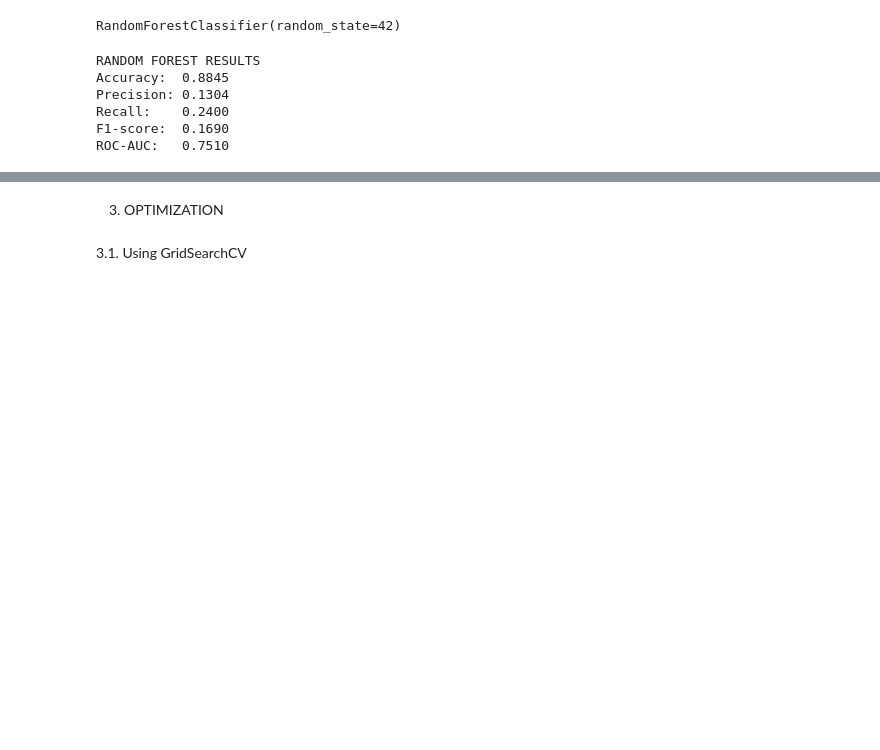
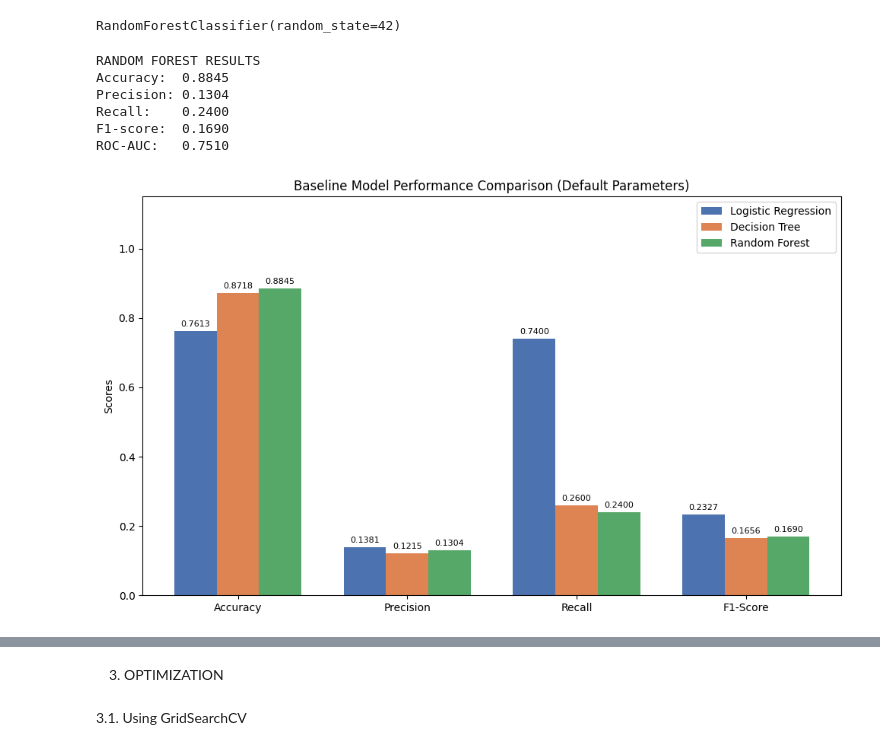
Before and after one commit to ntdat08/stroke-prediction, a Jupyter notebook: notebooks/model_training.ipynb, the cells around one changed output, grey strips where cells are left out. Cells and saved outputs as stored; diff of their text form; code cells hidden in the pictures; blank space fills up the shorter version.

```diff
--- a/notebooks/model_training.ipynb
+++ b/notebooks/model_training.ipynb
@@ -107,3 +107,37 @@ Precision: 0.1304
 Recall:    0.2400
 F1-score:  0.1690
 ROC-AUC:   0.7510
+# %%
+import matplotlib.pyplot as plt
+import numpy as np
+models = ['Logistic Regression', 'Decision Tree', 'Random Forest']
+metrics = ['Accuracy', 'Precision', 'Recall', 'F1-Score']
+lr_scores = [accuracy_score(y_test, y_pred_lr), precision_score(y_test, y_pred_lr, zero_division=0),
+             recall_score(y_test, y_pred_lr, zero_division=0), f1_score(y_test, y_pred_lr, zero_division=0)]
+dt_scores = [accuracy_score(y_test, y_pred_dt), precision_score(y_test, y_pred_dt, zero_division=0),
+             recall_score(y_test, y_pred_dt, zero_division=0), f1_score(y_test, y_pred_dt, zero_division=0)]
+rf_scores = [accuracy_score(y_test, y_pred_rf), precision_score(y_test, y_pred_rf, zero_division=0),
+             recall_score(y_test, y_pred_rf, zero_division=0), f1_score(y_test, y_pred_rf, zero_division=0)]
+x = np.arange(len(metrics))
+width = 0.25
+fig, ax = plt.subplots(figsize=(10, 6))
+rects1 = ax.bar(x - width, lr_scores, width, label='Logistic Regression', color='#4c72b0')
+rects2 = ax.bar(x, dt_scores, width, label='Decision Tree', color='#dd8452')
+rects3 = ax.bar(x + width, rf_scores, width, label='Random Forest', color='#55a868')
+ax.set_ylabel('Scores')
+ax.set_title('Baseline Model Performance Comparison (Default Parameters)')
+ax.set_xticks(x)
+ax.set_xticklabels(metrics)
+ax.set_ylim(0, 1.15)
+ax.legend()
+for rects in [rects1, rects2, rects3]:
+    for rect in rects:
+        height = rect.get_height()
+        ax.annotate(f'{height:.4f}',
+                    xy=(rect.get_x() + rect.get_width() / 2, height),
+                    xytext=(0, 3), textcoords="offset points",
+                    ha='center', va='bottom', fontsize=8)
+fig.tight_layout()
+plt.show()
+# %% [output]
+[figure, added]
```
Also changed, not shown: parts of 4 cells of this notebook, 2 other files.
